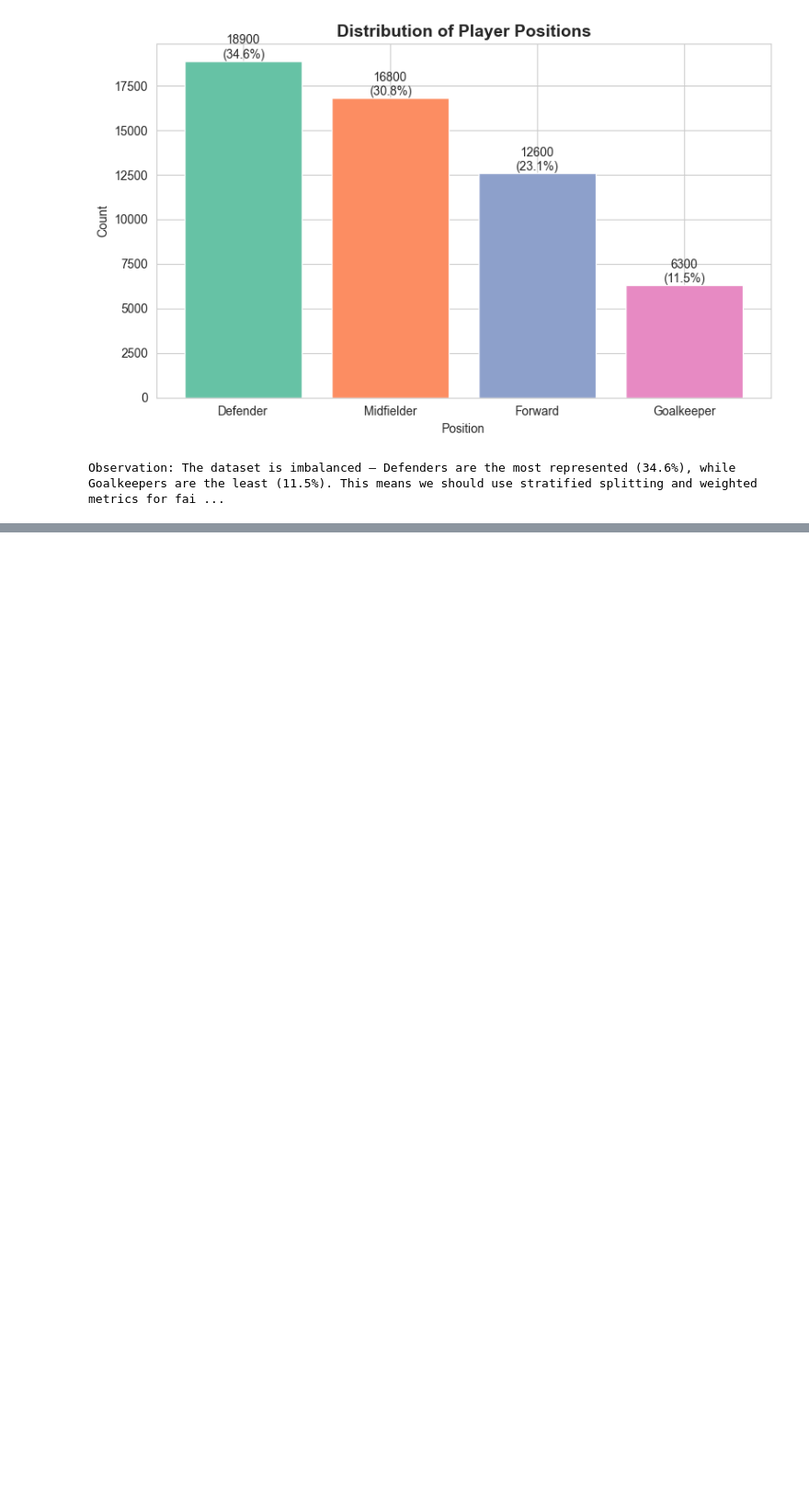
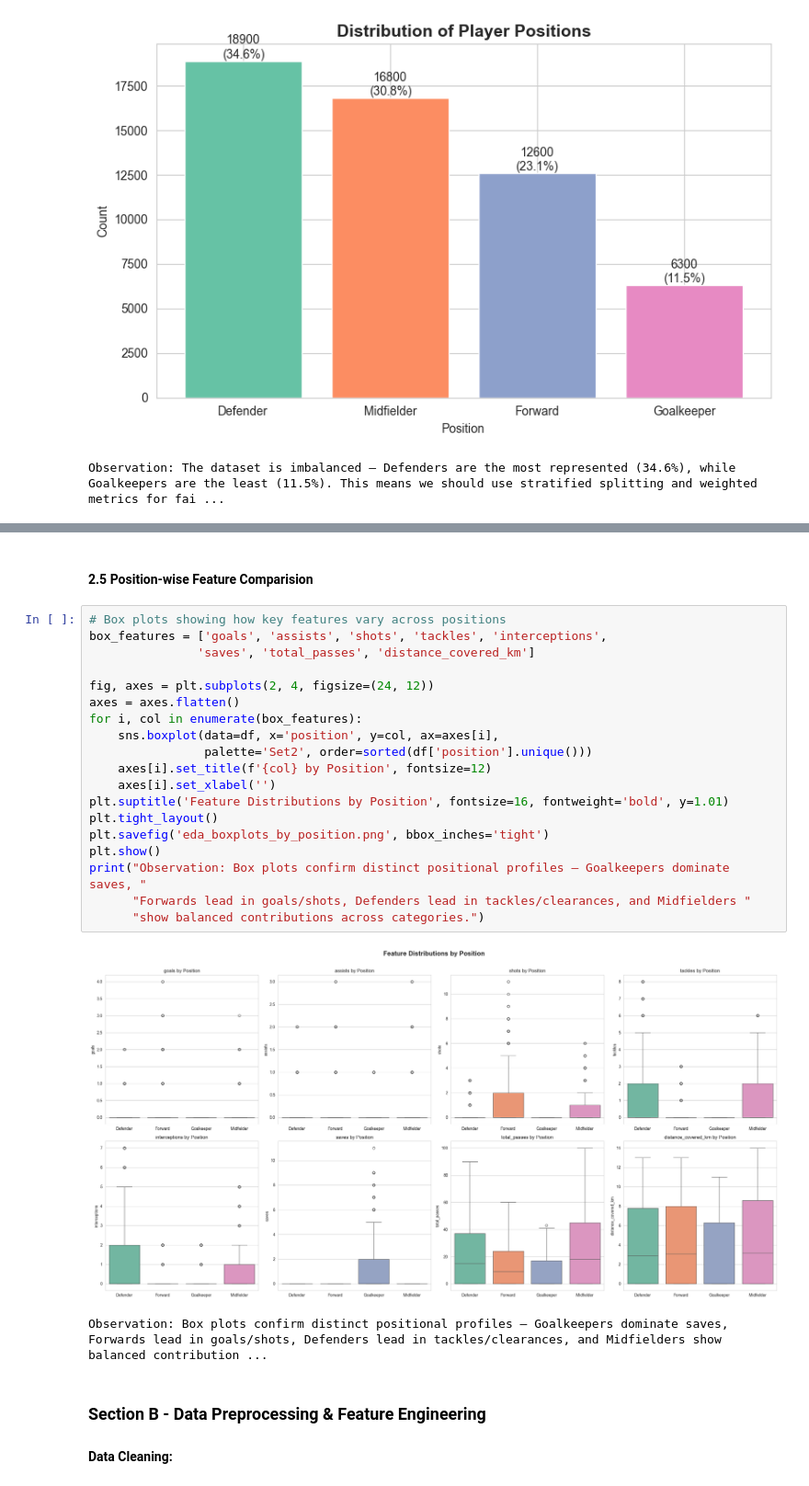
Before and after one commit to ManoharRavva0306/ML-Algorithms, a Jupyter notebook: notebooks/classification.ipynb, the cells around one changed output, grey strips where cells are left out. Shown at 92% size. Drawn from its saved outputs; the diff is of its cells as text; blank space fills up the shorter version.

Commit message:
Preprocessing Update

```diff
--- a/notebooks/classification.ipynb
+++ b/notebooks/classification.ipynb
@@ -136,0 +239,27 @@ Observation: The pie chart gives a quick visual sense of class imbalance. Defend
+# %% [markdown]
+<h4>2.5 Position-wise Feature Comparision</h4>
+# %%
+# Box plots showing how key features vary across positions
+box_features = ['goals', 'assists', 'shots', 'tackles', 'interceptions',
+               'saves', 'total_passes', 'distance_covered_km']
+
+fig, axes = plt.subplots(2, 4, figsize=(24, 12))
+axes = axes.flatten()
+for i, col in enumerate(box_features):
+    sns.boxplot(data=df, x='position', y=col, ax=axes[i],
+                palette='Set2', order=sorted(df['position'].unique()))
+    axes[i].set_title(f'{col} by Position', fontsize=12)
+    axes[i].set_xlabel('')
+plt.suptitle('Feature Distributions by Position', fontsize=16, fontweight='bold', y=1.01)
+plt.tight_layout()
+plt.savefig('eda_boxplots_by_position.png', bbox_inches='tight')
+plt.show()
+print("Observation: Box plots confirm distinct positional profiles — Goalkeepers dominate saves, "
+      "Forwards lead in goals/shots, Defenders lead in tackles/clearances, and Midfielders "
+      "show balanced contributions across categories.")
+# %% [output]
+[figure, added]
+Observation: Box plots confirm distinct positional profiles — Goalkeepers dominate saves, Forwards lead in goals/shots, Defenders lead in tackles/clearances, and Midfielders show balanced contribution ...
+# %% [markdown]
+<h3>Section B - Data Preprocessing & Feature Engineering</h3>
+<h4>Data Cleaning:</h4>
```
Also changed, not shown: parts of 16 cells of this notebook, 7 other files.
